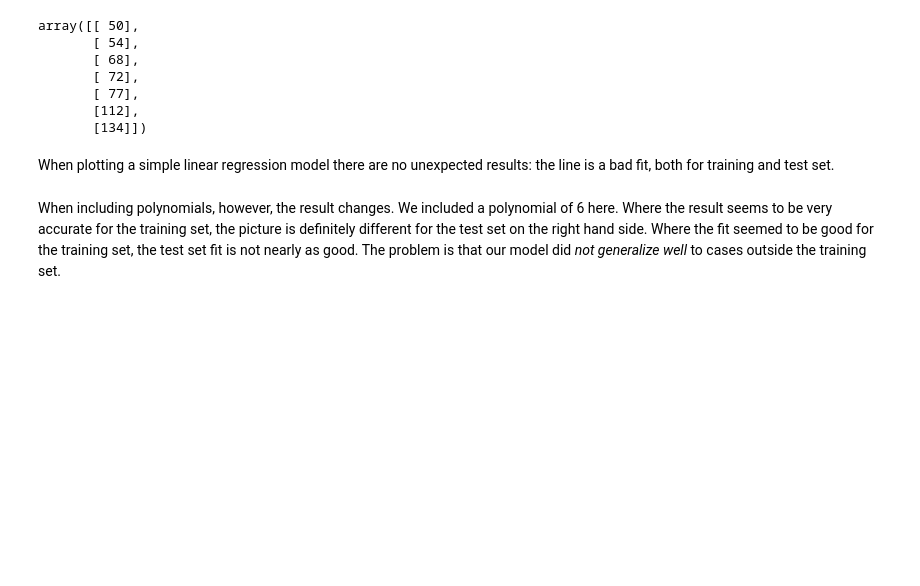
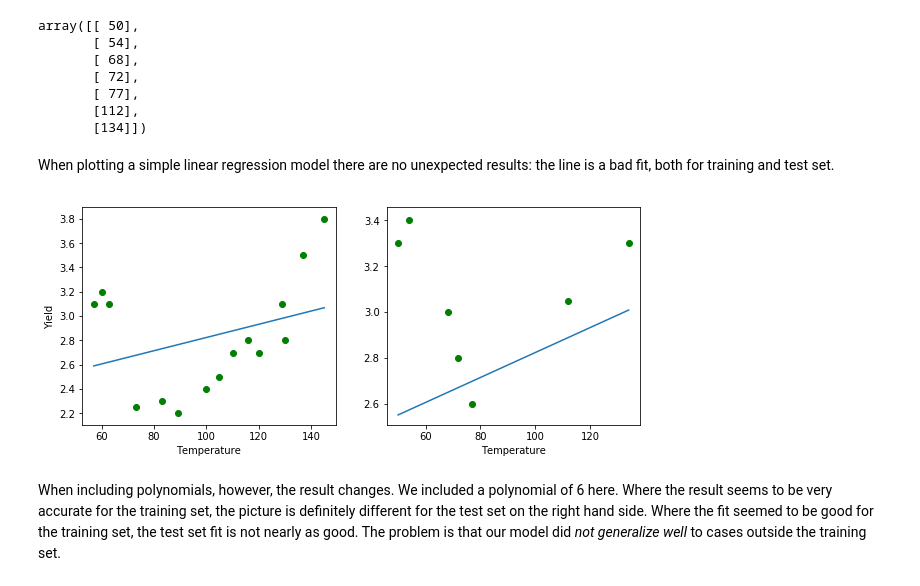
Before and after one commit to Rimab55/dsc-2-24-07-bias-variance-trade-off-nyc-ds-career-012819, a Jupyter notebook: index.ipynb, the cells around one changed output. Drawn from its saved outputs; the diff is of its cells as text; code cells hidden in the pictures; blank space fills up the shorter version.

```diff
--- a/index.ipynb
+++ b/index.ipynb
@@ -67,15 +67,17 @@ When plotting a simple linear regression model there are no unexpected results:
 # %%
 plt.figure(figsize=(10, 4))
 plt.subplot(1, 2, 1)
 plt.scatter(data_train[0], data_train[1], color = "green")
 plt.plot(data_train[0].values.reshape(-1, 1), reg.predict(data_train[0].values.reshape(-1, 1)))
 plt.xlabel("Temperature")
 plt.ylabel("Yield")
 
 plt.subplot(1, 2, 2)
 plt.scatter(data_test[0], data_test[1], color = "green")
-plt.plot(data_test[0], reg.predict(data_test[0].values.reshape(-1, 1)))
+plt.plot(data_test[0].values.reshape(-1, 1), reg.predict(data_test[0].values.reshape(-1, 1)))
 plt.xlabel("Temperature");
+# %% [output]
+[figure, added]
 # %% [markdown]
 When including polynomials, however, the result changes. We included a polynomial of 6 here. Where the result seems to be very accurate for the training set, the picture is definitely different for the test set on the right hand side. Where the fit seemed to be good for the training set, the test set fit is not nearly as good. The problem is that our model did *not generalize well* to cases outside the training set.
 # %%
```
